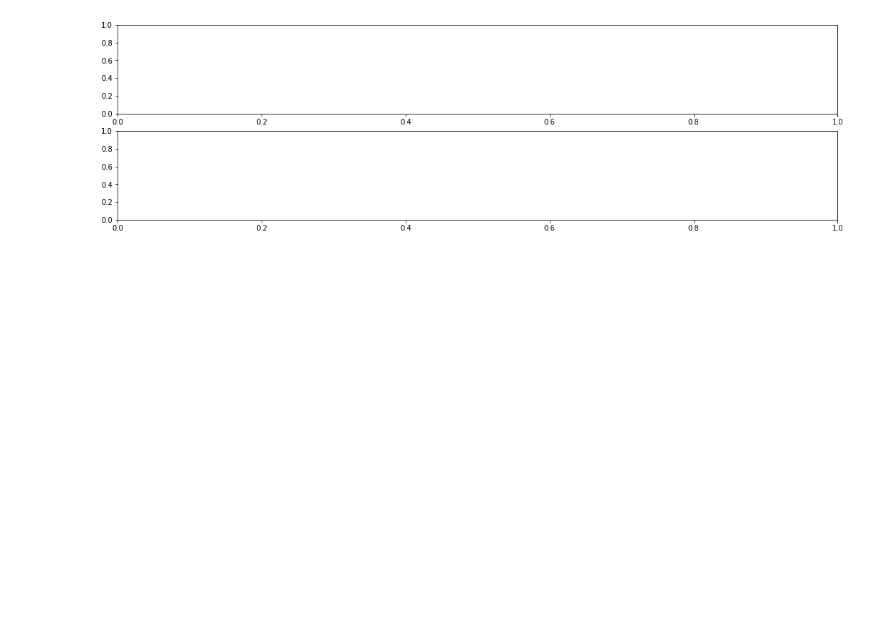
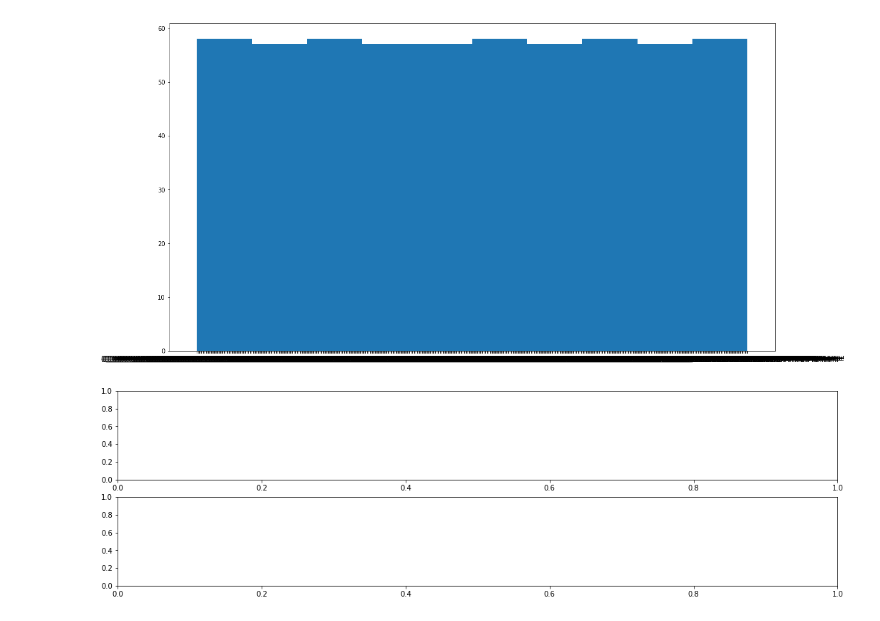
Before and after one commit to pifouuu/deep-rl, a Jupyter notebook: notebooks/sarst_comp_1_various_explo-Copy1.ipynb, the cells around one changed output. Cells and saved outputs as stored; diff of their text form; code cells hidden in the pictures; blank space fills up the shorter version.

```diff
--- a/notebooks/sarst_comp_1_various_explo-Copy1.ipynb
+++ b/notebooks/sarst_comp_1_various_explo-Copy1.ipynb
@@ -122,3 +122,18 @@ for i, (name, g) in enumerate(df.groupby(params)):
+# %%
+params = ['actor_lr', 'alpha','buffer_size', 'critic_lr', 'env', 'gamma', 'invert_grads', 'memory','minibatch_size', 'sigma', 'strategy', 'target_clip','tau']
+y = ['Goal']
+x = ['Train_step']
+df = expe_res_episodes[x+y+params]
+# df = df.groupby(x+params).mean().reset_index()
+# df = df.groupby(params).apply(lambda s: s.ewm(1).mean()).reset_index()
+df['Goal'].apply(lambda x: x['__ndarray__'][0])
+df
+
+fig, ax = plt.subplots(figsize=(18,10))
+for i, (name, g) in enumerate(df.groupby(params)):
+    ax.hist(g[y])
+# %% [output]
+[figure, added]
 # %%
 # Only keeping lines corresponding to the evaluation at training step N
 N = 199000
```
Also changed, not shown: parts of 5 cells of this notebook, 3 other files.
